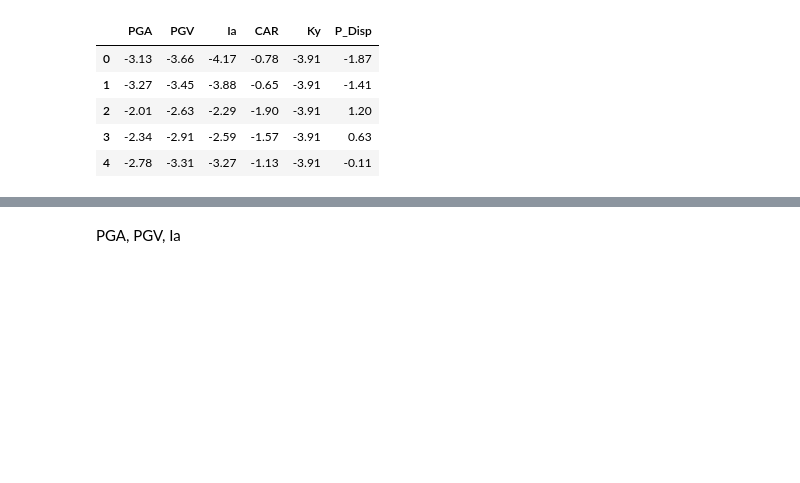
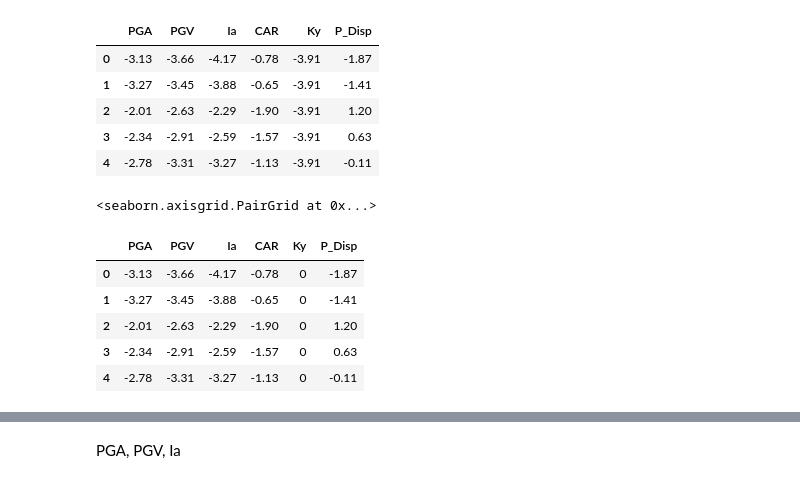
Before and after one commit to Rupesh-rkgit/ML_notebooks, a Jupyter notebook: mtp-code.ipynb, the cells around one changed output, grey strips where cells are left out. Drawn from its saved outputs; the diff is of its cells as text; code cells hidden in the pictures; blank space fills up the shorter version.

```diff
--- a/mtp-code.ipynb
+++ b/mtp-code.ipynb
@@ -150,4 +155,6 @@ dataset.head()
 # %%
 # sns.histplot(dataset.P_Disp)
 # %%
-# sns.pairplot(dataset[['PGA', 'PGV', 'Ia', 'CAR','Ky','P_Disp' ]], diag_kind='kde')
+sns.pairplot(dataset[['PGA', 'PGV', 'Ia', 'CAR','Ky','P_Disp' ]], diag_kind='kde')
+# %% [output]
+<seaborn.axisgrid.PairGrid at 0x...>
@@ -153,0 +189,10 @@ dataset.head()
+# %%
+dataset=MultiColumnLabelEncoder(columns = ['Ky']).fit_transform(dataset)
+dataset.head()
+# %% [output]
+|  | PGA | PGV | Ia | CAR | Ky | P_Disp |
+| 0 | -3.13 | -3.66 | -4.17 | -0.78 | 0 | -1.87 |
+| 1 | -3.27 | -3.45 | -3.88 | -0.65 | 0 | -1.41 |
+| 2 | -2.01 | -2.63 | -2.29 | -1.90 | 0 | 1.20 |
+| 3 | -2.34 | -2.91 | -2.59 | -1.57 | 0 | 0.63 |
+| 4 | -2.78 | -3.31 | -3.27 | -1.13 | 0 | -0.11 |
```
Also changed, not shown: parts of 14 cells of this notebook.
